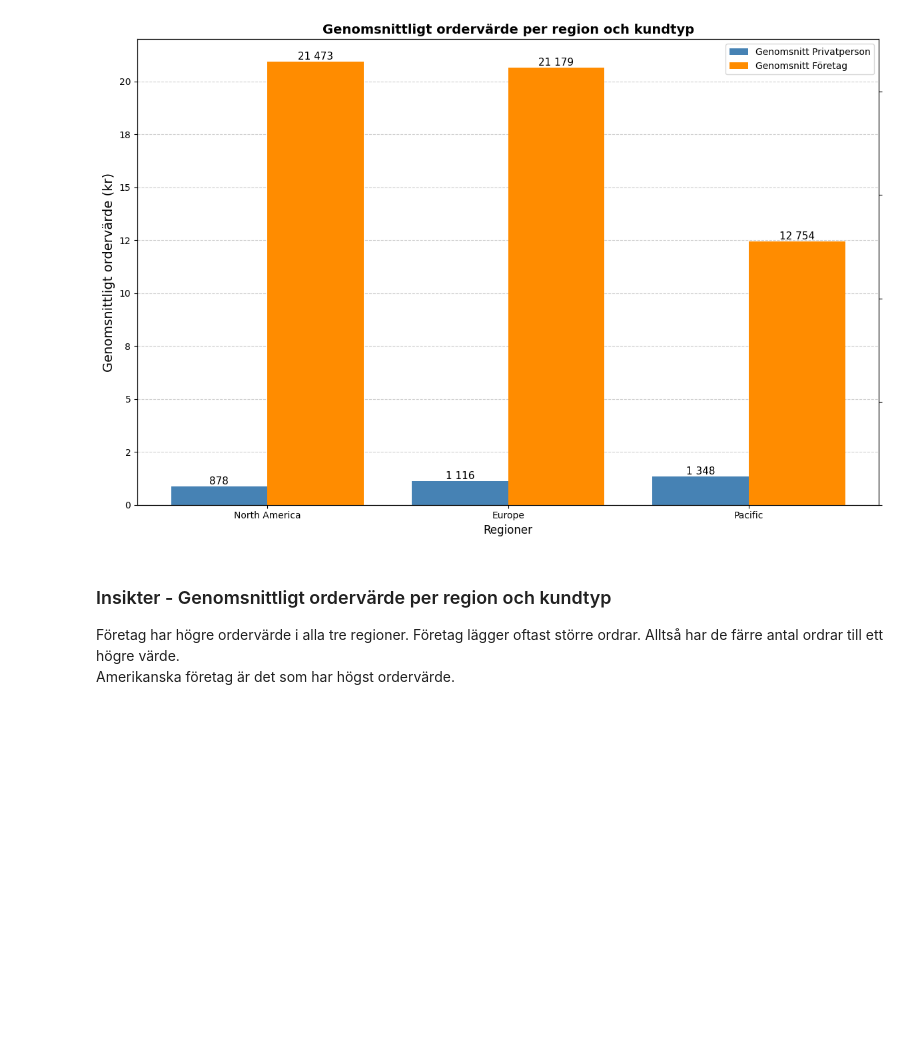
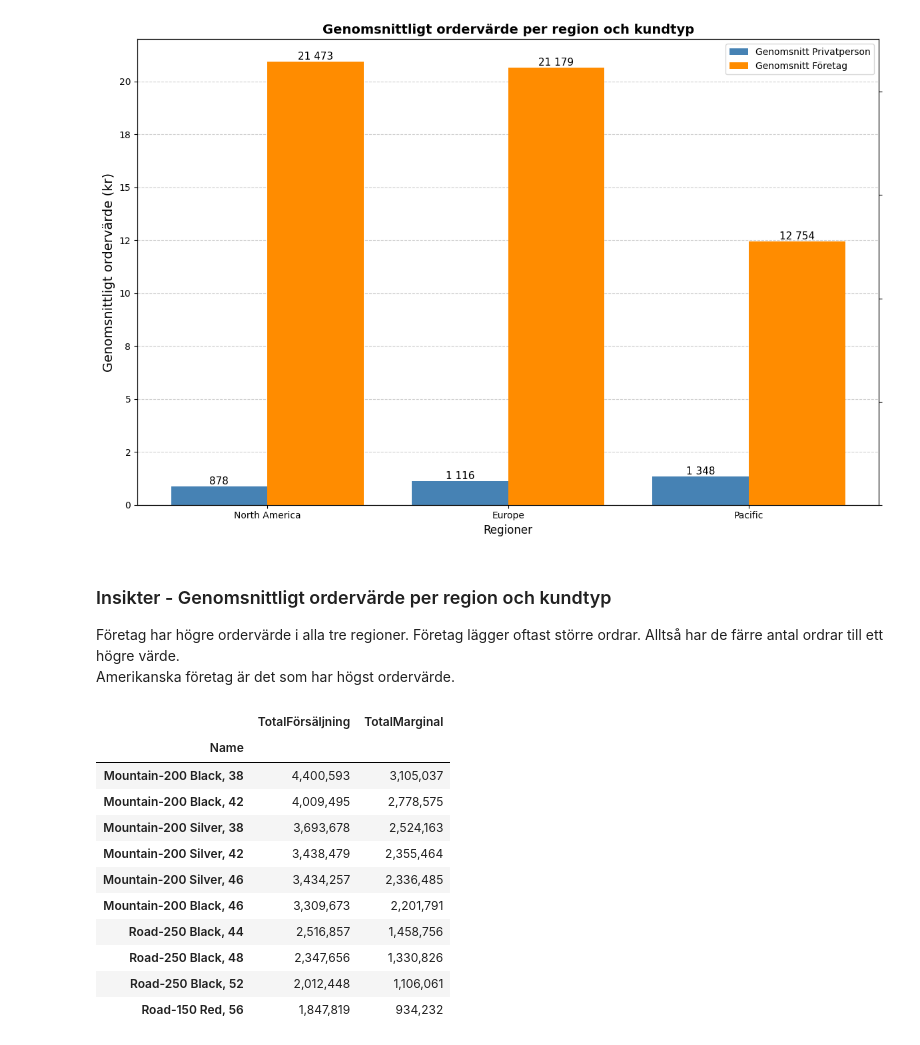
Before and after one commit to Jack-JackAttack/AdventureWorks, a Jupyter notebook: analys.ipynb, the cells around one changed output. Cells and saved outputs as stored; diff of their text form; code cells hidden in the pictures; blank space fills up the shorter version.

```diff
--- a/analys.ipynb
+++ b/analys.ipynb
@@ -421,3 +421,48 @@ plt.show()
 # %% [markdown]
 ### Insikter - Genomsnittligt ordervärde per region och kundtyp
 Företag har högre ordervärde i alla tre regioner. Företag lägger oftast större ordrar. Alltså har de färre antal ordrar till ett högre värde. <br>Amerikanska företag är det som har högst ordervärde.
+# %%
+query_vis_8 = '''
+SELECT
+    pp.ProductID,
+    pp.Name,
+    pc.Name AS 'Category',
+    SUM(ssod.OrderQty) AS 'AntalSåldaEnheter',
+    SUM(ssod.LineTotal) AS 'TotalFörsäljning',
+    SUM((pp.ListPrice - pp.StandardCost) * ssod.OrderQty) AS TotalMarginal
+FROM Sales.SalesOrderDetail ssod
+JOIN Production.Product pp ON ssod.ProductID = pp.ProductID
+JOIN Production.ProductSubcategory ppsc ON pp.ProductSubcategoryID = ppsc.ProductSubcategoryID
+JOIN Production.ProductCategory pc ON ppsc.ProductCategoryID = pc.ProductCategoryID
+GROUP BY
+    pp.ProductID,
+    pp.Name,
+    pc.Name
+'''
+
+df_vis8 = query_df(query_vis_8)
+
+
+pivot_products = pd.pivot_table(
+    df_vis8,
+    index="Name",
+    values=["TotalFörsäljning", "TotalMarginal"],
+    aggfunc="sum"
+).sort_values("TotalFörsäljning", ascending=False)
+
+pd.options.display.float_format = '{:,.0f}'.format
+
+pivot_products.head(10)
+# %% [output]
+|  | TotalFörsäljning | TotalMarginal |
+| Name |  |  |
+| Mountain-200 Black, 38 | 4,400,593 | 3,105,037 |
+| Mountain-200 Black, 42 | 4,009,495 | 2,778,575 |
+| Mountain-200 Silver, 38 | 3,693,678 | 2,524,163 |
+| Mountain-200 Silver, 42 | 3,438,479 | 2,355,464 |
+| Mountain-200 Silver, 46 | 3,434,257 | 2,336,485 |
+| Mountain-200 Black, 46 | 3,309,673 | 2,201,791 |
+| Road-250 Black, 44 | 2,516,857 | 1,458,756 |
+| Road-250 Black, 48 | 2,347,656 | 1,330,826 |
+| Road-250 Black, 52 | 2,012,448 | 1,106,061 |
+| Road-150 Red, 56 | 1,847,819 | 934,232 |
```
Also changed, not shown: 1 other file.
